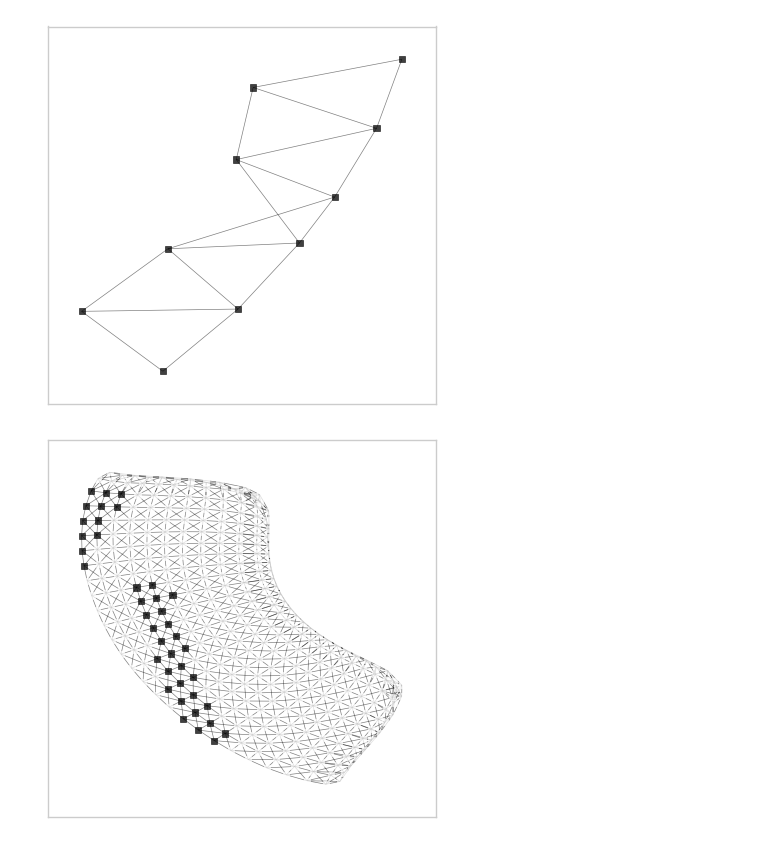
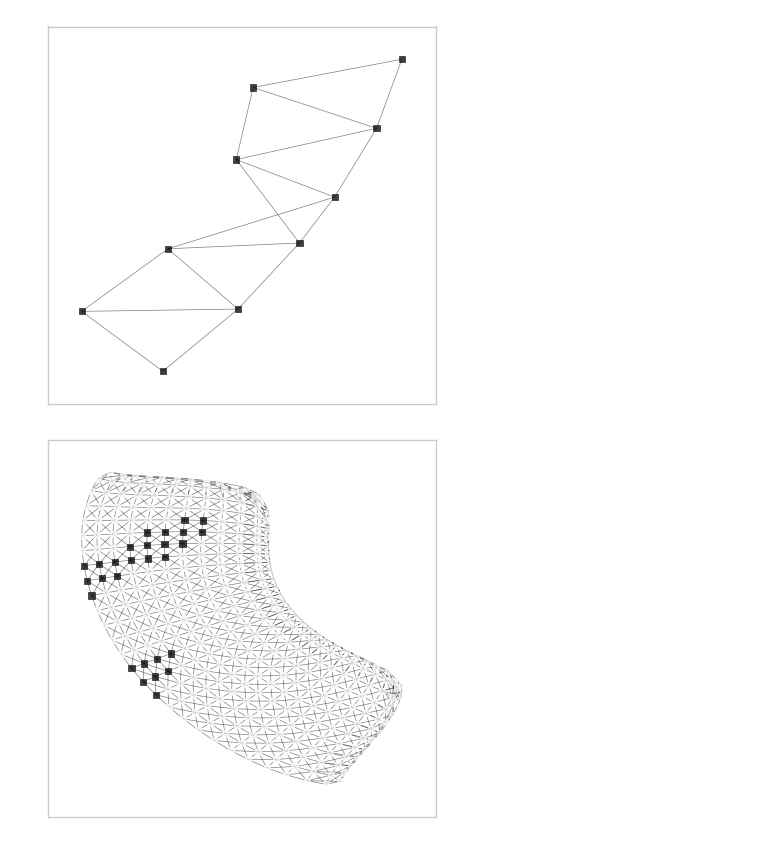
Before and after one commit to firqaaa/Graph, a Jupyter notebook: Spektral-GNN-MNIST.ipynb, the cells around one changed output. Cells and saved outputs as stored; diff of their text form; code cells hidden in the pictures.

```diff
--- a/Spektral-GNN-MNIST.ipynb
+++ b/Spektral-GNN-MNIST.ipynb
@@ -116 +139,4 @@ from spektral.utils import normalized_laplacian
 from spektral.utils.sparse import sp_matrix_to_sp_tensor
+# %%
+# Load data
+data = MNIST()
@@ -145,18 +170,18 @@ X:24_Y:17 is connected to
 528 -> X:24_Y:18
 529 -> X:25_Y:18
 # %%
-G = nx.from_scipy_sparse_matrix(adj[:10, :10])
-for k, pix_val in zip(G.nodes, X_train[10]):
+G = nx.from_scipy_sparse_matrix(data.a[:10, :10])
+for k, pix_val in zip(G.nodes, data.X_train[9]):
     G.nodes[k]['label'] = node_id[k]
 draw_graph_mpl(G);
 # %% [output]
 [figure]
 # %%
 MAX_NODE = 28*12
-G = nx.from_scipy_sparse_matrix(adj[:MAX_NODE, :MAX_NODE])
-for k, pix_val in zip(G.nodes, X_train[10]):
+G = nx.from_scipy_sparse_matrix(data.a[:MAX_NODE, :MAX_NODE])
+for k, pix_val in zip(G.nodes, data.X_train[9]):
     G.nodes[k]['label'] = node_id[k]
     G.nodes[k]['color'] = 'black' if pix_val > 0.5 else 'white'
 draw_graph_mpl(G);
 # %% [output]
-[figure, old version]
+[figure, new version]
```
Also changed, not shown: parts of 9 cells of this notebook.
